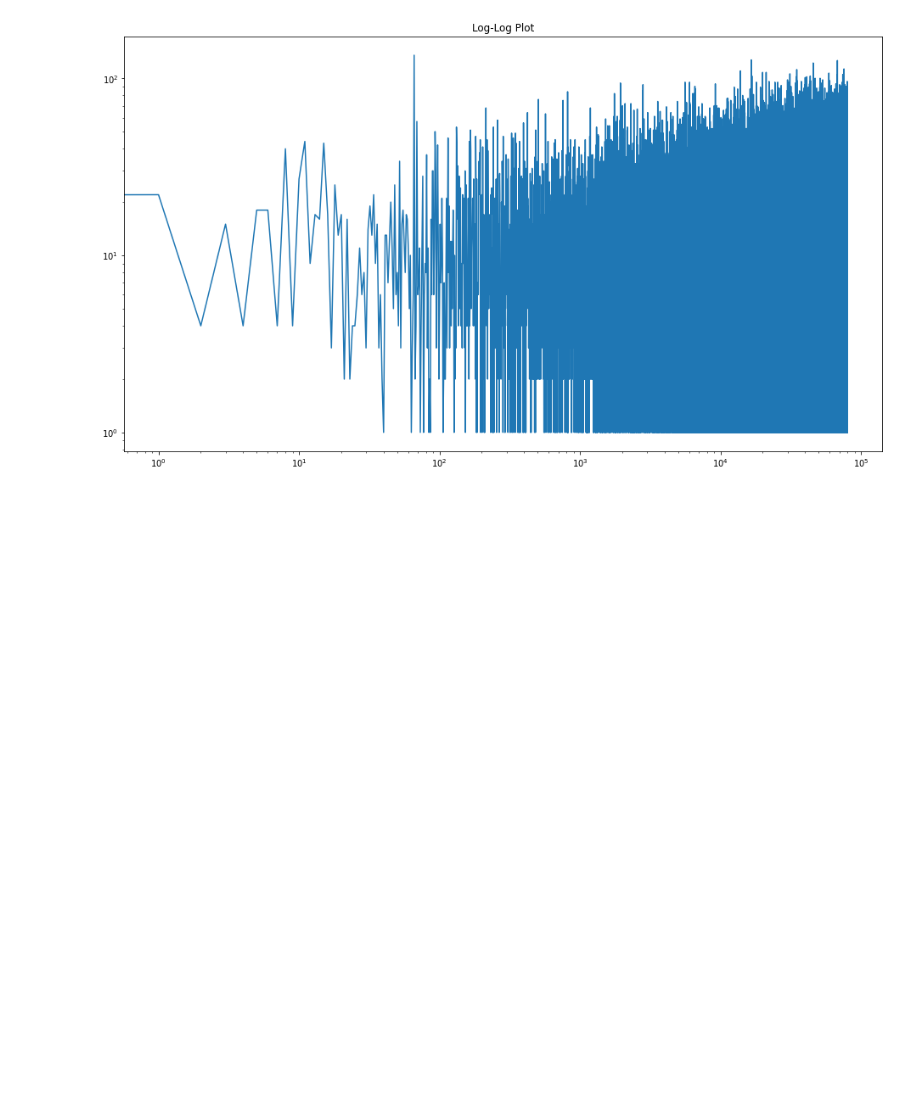
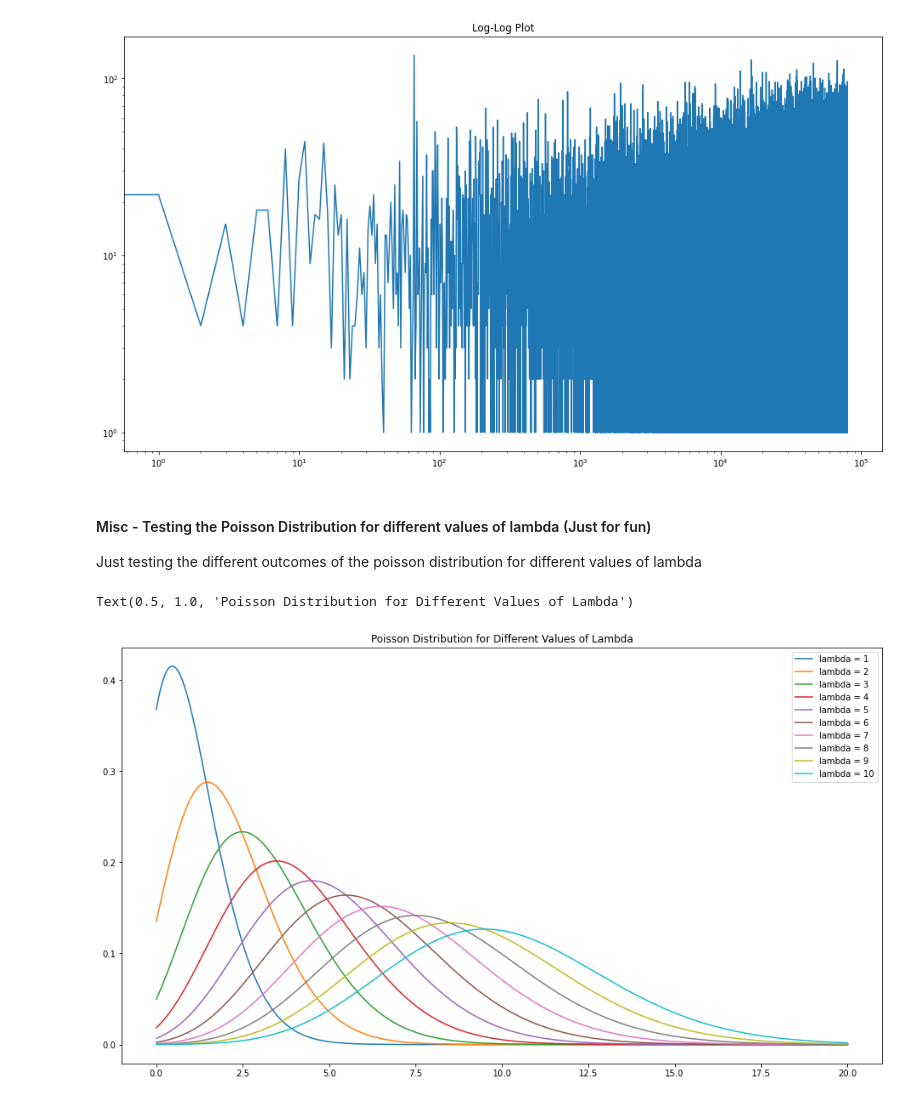
Before and after one commit to mkuchle16/biophysics, a Jupyter notebook: week-03/computer-lab-2.ipynb, the cells around one changed output. Cells and saved outputs as stored; diff of their text form; code cells hidden in the pictures; blank space fills up the shorter version.

```diff
--- a/week-03/computer-lab-2.ipynb
+++ b/week-03/computer-lab-2.ipynb
@@ -371,3 +371,22 @@ The average waiting time is 12.478430687447746
 [figure]
 [figure]
 [figure]
+# %% [markdown]
+#### Misc - Testing the Poisson Distribution for different values of lambda (Just for fun)
+Just testing the different outcomes of the poisson distribution for different values of lambda
+# %%
+lam = np.arange(1,11,1)
+l = np.arange(0,20,0.001)
+results = np.array([np.zeros(len(l)),np.zeros(len(l)),np.zeros(len(l)),np.zeros(len(l)),np.zeros(len(l)),np.zeros(len(l)),np.zeros(len(l)),np.zeros(len(l)),np.zeros(len(l)),np.zeros(len(l))])
+a = 0
+plt.figure(figsize=(16,9))
+for i in lam:
+    P = (np.exp(-i) * i**l / sc.factorial(l))
+    results[a] = P
+    a = a+1
+    plt.plot(l,P,label = "lambda = {}".format(a))
+plt.legend()
+plt.title('Poisson Distribution for Different Values of Lambda')
+# %% [output]
+Text(0.5, 1.0, 'Poisson Distribution for Different Values of Lambda')
+[figure, added]
```
